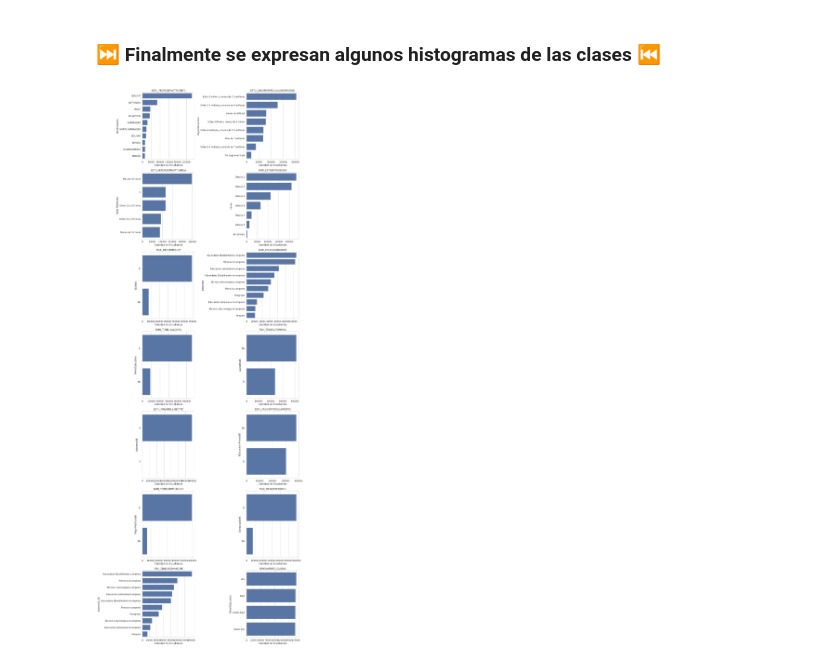
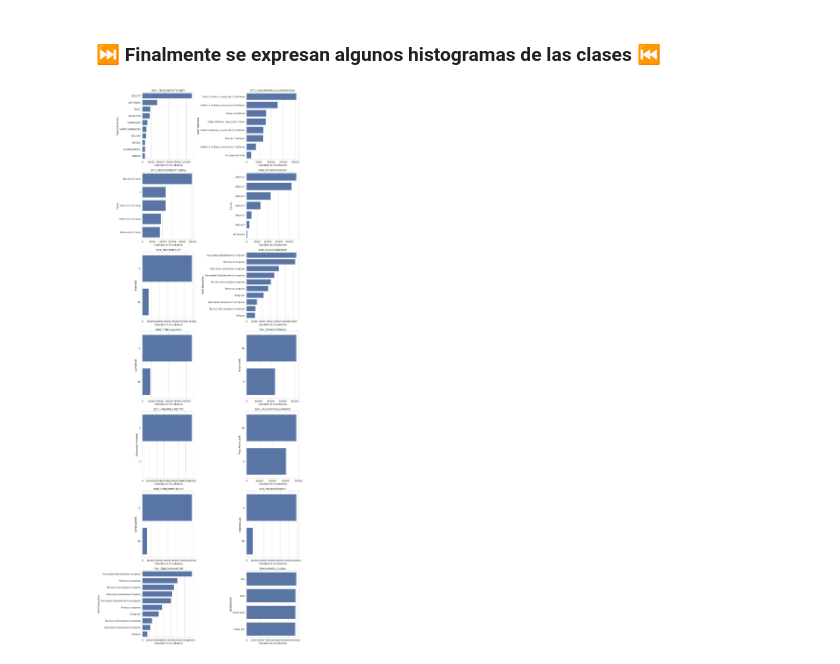
Before and after one commit to KevinGJ23/Inteligencia_Artificial, a Jupyter notebook: Proyecto/01_exploración.ipynb, the cells around one changed output. Drawn from its saved outputs; the diff is of its cells as text; code cells hidden in the pictures.

```diff
--- a/Proyecto/01_exploración.ipynb
+++ b/Proyecto/01_exploración.ipynb
@@ -470,24 +470,24 @@ COLUMNAS CATEGÓRICAS
 # %%
 
 
 
 sns.set(style="whitegrid")
 plt.rcParams["figure.figsize"] = (15, 40) # Ajustar el tamaño de la figura
 
 fig, axes = plt.subplots(7, 2, figsize=(15, 40)) # Create 7x2 subplots
 axes = axes.flatten()
 
-ejey=["Departamentos","Valor Matricula", "Horas","Estrato","InternetB","Nivel Educativo","LavadoraB","AutomovilB","Educacion PrivadaB","Pago MatriculaB","ComputadorB","Internet1.1B","Nivel Educativo", "Rendimiento"]
+ejey=["Valor Matricula", "Horas","Estrato","InternetB","Nivel Educativo","LavadoraB","AutomovilB","Educacion PrivadaB","Pago MatriculaB","ComputadorB","Internet1.1B","Nivel Educativo","Rendimiento","Departamentos"]
 for i in range(1, len(columns_categorical)):
     column = columns_categorical[i]
     top_values = data_train[column].value_counts().nlargest(10)
     sns.barplot(ax=axes[i-1], x=top_values.values, y=top_values.index) # Especificar ejes
     axes[i-1].set_title(f"{column}") # Colocarle l título específico a cada eje
     axes[i-1].set_xlabel("Cantidad de Estudiantes")
     axes[i-1].set_ylabel(ejey[i-2])
     plt.tight_layout()
 
 
 plt.show()
 # %% [output]
-[figure, old version]
+[figure, new version]
```
